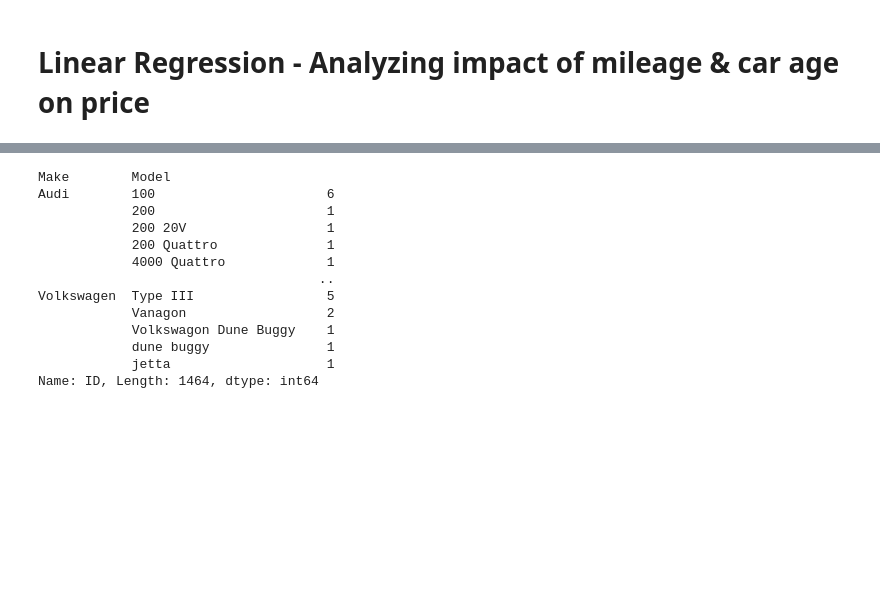
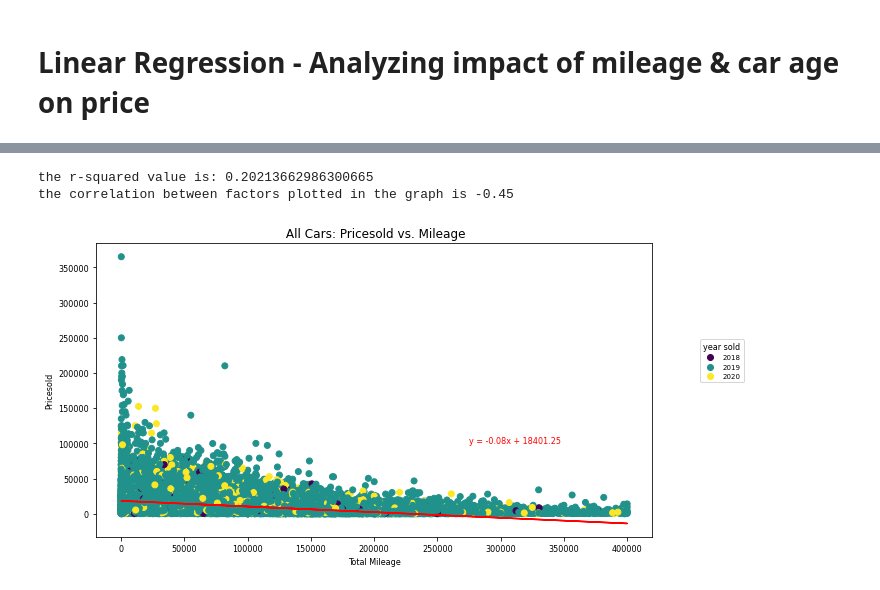
Before and after one commit to ColleenKarwoski/Exploratory-Data-Analysis, a Jupyter notebook: Project_1_ebg.ipynb, the cells around one changed output, grey strips where cells are left out. Cells and saved outputs as stored; diff of their text form; code cells hidden in the pictures; blank space fills up the shorter version.

```diff
--- a/Project_1_ebg.ipynb
+++ b/Project_1_ebg.ipynb
@@ -886,23 +363,0 @@ the correlation between factors plotted in the graph is -0.43
-# %%
-brand = "Cadillac"
-
-df_regression = pd.DataFrame(df_analysis_filtered.loc[df_analysis_filtered["Make"] == brand ,:])
-
-# assign values to arguments to pass into plot_lin_regress paramaters
-x = df_regression["CarAge"]
-y = df_regression["pricesold"]
-x_label = "Car Age"
-y_label = "Pricesold"
-label_regression = (40,100000)
-
-# call function
-lin_regress_model(x, y, x_label, y_label, label_regression)
-
-# add chart tile
-plt.title(f"{brand}: Pricesold vs. CarAge")
-
-# save image
-plt.savefig("Graphs-Analysis/Cadillac-Price_vs_Age.png")
-
-# display graph
-plt.show()
@@ -1825,18 +363,0 @@ Name: pricesold, Length: 1464, dtype: float64
-# %%
-# calculate the number of cars by car make_model
-number_make_model = df_analysis_filtered.groupby(["Make","Model"]).count()["ID"]
-number_make_model
-# %% [output]
-Make        Model
-Audi        100                      6
-            200                      1
-            200 20V                  1
-            200 Quattro              1
-            4000 Quattro             1
-                                    ..
-Volkswagen  Type III                 5
-            Vanagon                  2
-            Volkswagon Dune Buggy    1
-            dune buggy               1
-            jetta                    1
-Name: ID, Length: 1464, dtype: int64
@@ -1842,0 +407,25 @@ Name: ID, Length: 1464, dtype: int64
+# %%
+# Linear Regression - Price & Mileage
+
+# assign values to arguments to pass into plot_lin_regress paramaters
+x = df_analysis_final["Mileage"]
+y = df_analysis_final["pricesold"]
+x_label = "Total Mileage"
+y_label = "Pricesold"
+label_regression = (275000,100000)
+
+# call function
+lin_regress_total(x, y, x_label, y_label, label_regression)
+
+# add chart tile
+plt.title(f" All Cars: Pricesold vs. Mileage")
+
+# # save image
+plt.savefig("Graphs-Analysis/Price_vs_Mileage.png")
+
+# display graph
+plt.show()
+# %% [output]
+the r-squared value is: 0.20213662986300665
+the correlation between factors plotted in the graph is -0.45
+[figure, added]
```
Also changed, not shown: parts of 105 cells of this notebook.
